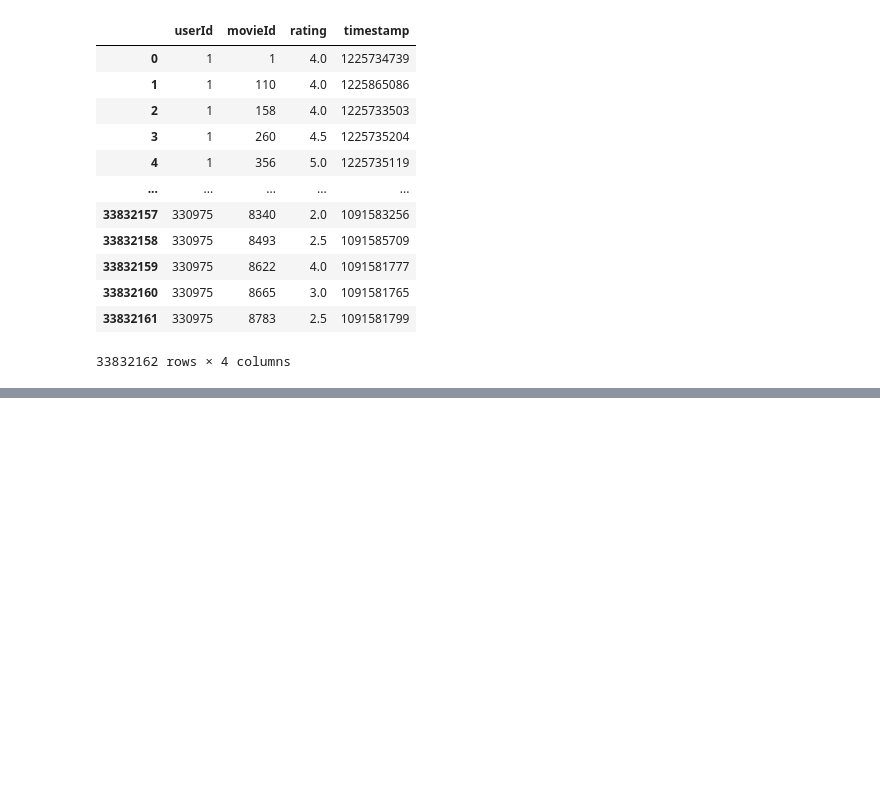
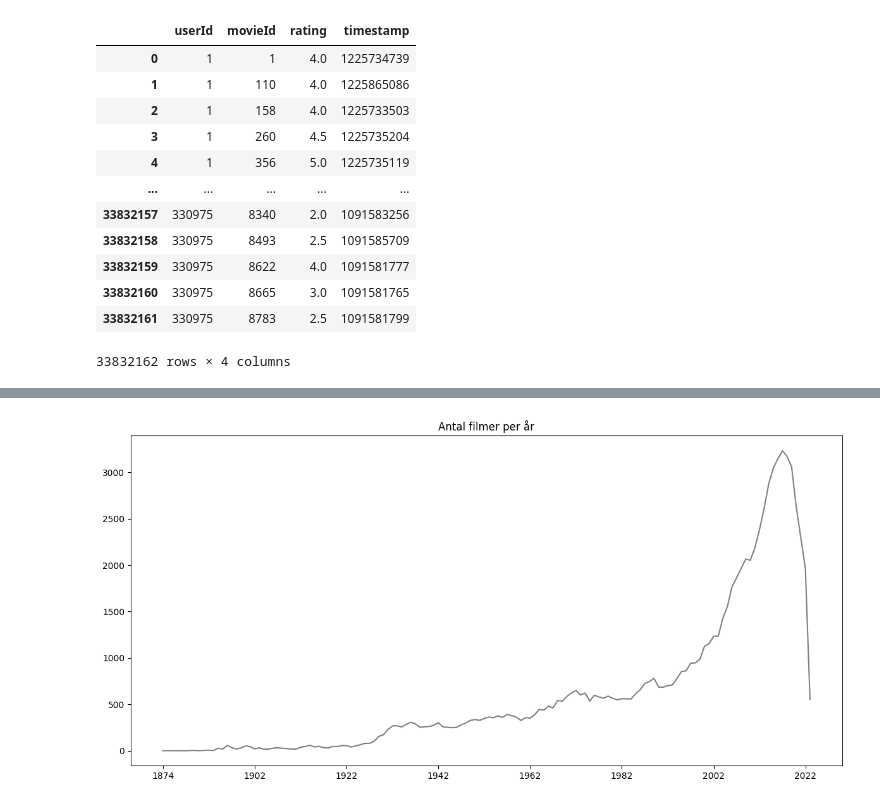
Before and after one commit to Markofbear/AI-Bjorn-Lagerblad-OPA23, a Jupyter notebook: labs/labb1/lab1.ipynb, the cells around one changed output, grey strips where cells are left out. Drawn from its saved outputs; the diff is of its cells as text; code cells hidden in the pictures; blank space fills up the shorter version.

```diff
--- a/labs/labb1/lab1.ipynb
+++ b/labs/labb1/lab1.ipynb
@@ -121,0 +196,14 @@ ratings_df
+# %%
+
+movies_df["year"] = movies_df["title"].str.extract(r"\((\d{4})\)") #GPT hjälp att få ut årtal
+
+movies_per_year = movies_df.groupby("year").size()
+
+plt.figure(figsize=(12, 6)) # Figsize för bättre visualisering
+movies_per_year.plot(kind="line", color="grey", linewidth=1.5)
+plt.title("Antal filmer per år")
+plt.xlabel("") # x-label som tom annars får jag ut groupby namnet
+plt.tight_layout()
+plt.show()
+# %% [output]
+[figure, added]
```
Also changed, not shown: parts of 11 cells of this notebook.
